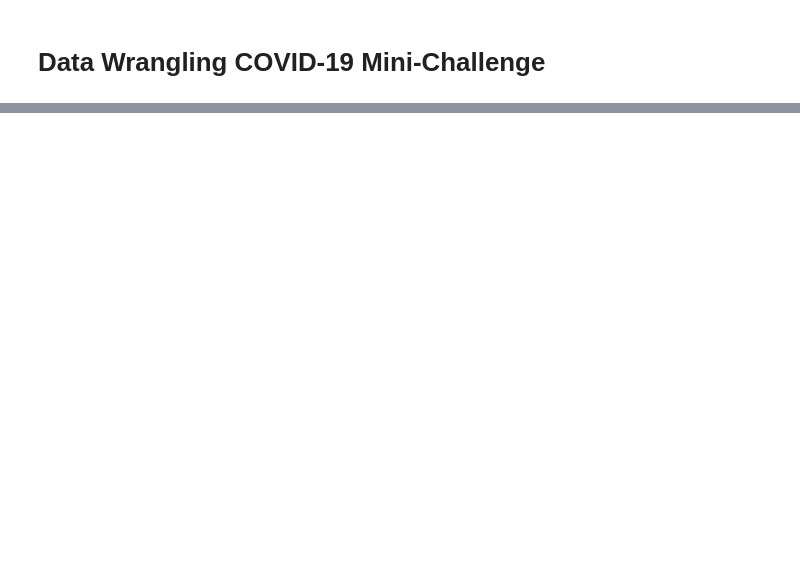
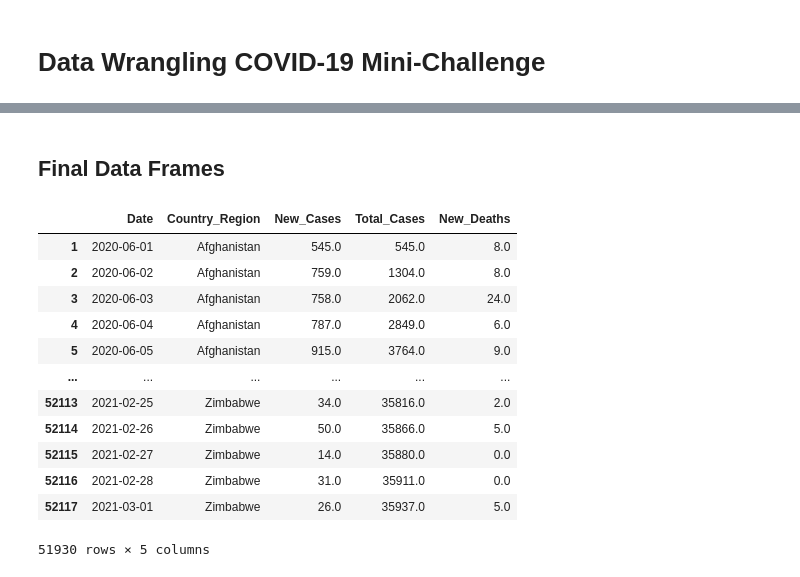
Before and after one commit to jelleschutter/fhnw-ds-daw-fs2021-covid, a Jupyter notebook: data_pipeline.ipynb, the cells around one changed output, grey strips where cells are left out. Saved outputs shown, nothing was run; the diff lists cells and outputs as text; code cells hidden in the pictures; blank space fills up the shorter version.

Commit message:
add global data from JHU

```diff
--- a/data_pipeline.ipynb
+++ b/data_pipeline.ipynb
@@ -2,0 +20,41 @@
+# %%
+# get all dates from june 1st 2020 until yesterday
+all_dates = pd.date_range(start='2020-05-31', end='today')[:-1]
+
+# load data from all dates
+all_data = []
+for date in all_dates:
+    data = pd.read_csv(get_jhu_cached(date))
+    data['Date'] = date
+    all_data.append(data)
+
+# combine data from all days
+raw_data = pd.concat(all_data)
+
+# group data by country
+updates_per_country = raw_data.groupby(['Country_Region', 'Date']).agg(
+     Confirmed = ('Confirmed','sum'),
+     Deaths = ('Deaths','sum'),
+ ).reset_index()
+
+# get all cantons
+all_countries = updates_per_country['Country_Region'].unique()
+all_countries.sort()
+
+# calculate difference between days
+for country in all_countries:
+    updates_for_country = updates_per_country.loc[updates_per_country['Country_Region'] == country]
+    previous_index = None
+    total_cases = 0
+    for index in updates_for_country.index:
+        if previous_index != None:
+            new_cases = updates_per_country.at[index, 'Confirmed'] - updates_per_country.at[previous_index, 'Confirmed']
+            updates_per_country.at[index, 'New_Cases'] = new_cases
+            total_cases += new_cases
+            updates_per_country.at[index, 'Total_Cases'] = total_cases
+            updates_per_country.at[index, 'New_Deaths'] = updates_per_country.at[index, 'Deaths'] - updates_per_country.at[previous_index, 'Deaths']
+        previous_index = index
+
+updates_per_country = updates_per_country[updates_per_country['Date'] >= '2020-06-01']
+
+worldwide_pretty = updates_per_country.loc[:, ['Date', 'Country_Region', 'New_Cases', 'Total_Cases', 'New_Deaths']]
@@ -65,0 +153,18 @@ show(total_cases_graph)
+# %% [markdown]
+## Final Data Frames
+# %%
+worldwide_pretty
+# %% [output]
+|  | Date | Country_Region | New_Cases | Total_Cases | New_Deaths |
+| 1 | 2020-06-01 | Afghanistan | 545.0 | 545.0 | 8.0 |
+| 2 | 2020-06-02 | Afghanistan | 759.0 | 1304.0 | 8.0 |
+| 3 | 2020-06-03 | Afghanistan | 758.0 | 2062.0 | 24.0 |
+| 4 | 2020-06-04 | Afghanistan | 787.0 | 2849.0 | 6.0 |
+| 5 | 2020-06-05 | Afghanistan | 915.0 | 3764.0 | 9.0 |
+| ... | ... | ... | ... | ... | ... |
+| 52113 | 2021-02-25 | Zimbabwe | 34.0 | 35816.0 | 2.0 |
+| 52114 | 2021-02-26 | Zimbabwe | 50.0 | 35866.0 | 5.0 |
+| 52115 | 2021-02-27 | Zimbabwe | 14.0 | 35880.0 | 0.0 |
+| 52116 | 2021-02-28 | Zimbabwe | 31.0 | 35911.0 | 0.0 |
+| 52117 | 2021-03-01 | Zimbabwe | 26.0 | 35937.0 | 5.0 |
+51930 rows × 5 columns
```
Also changed, not shown: parts of 11 cells of this notebook, 2 other files.
